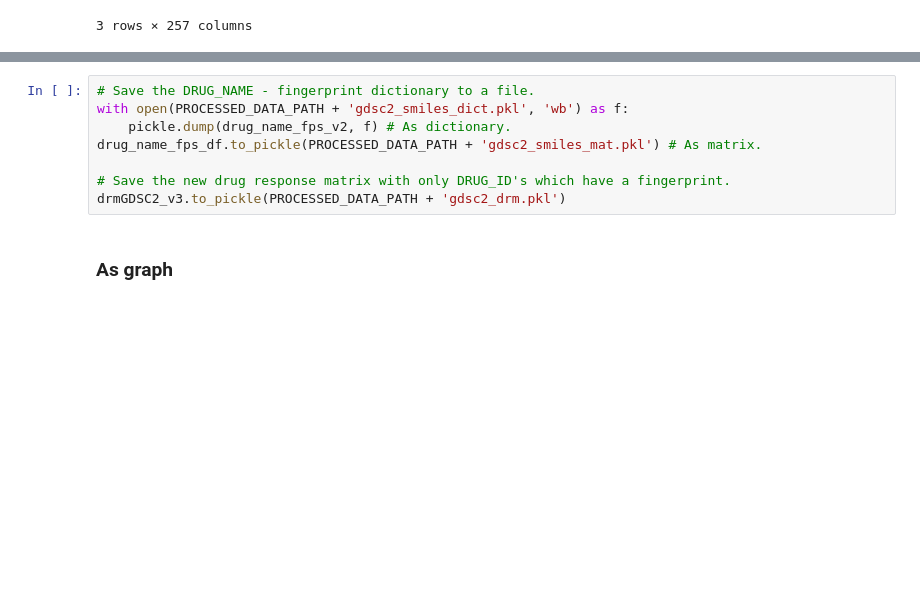
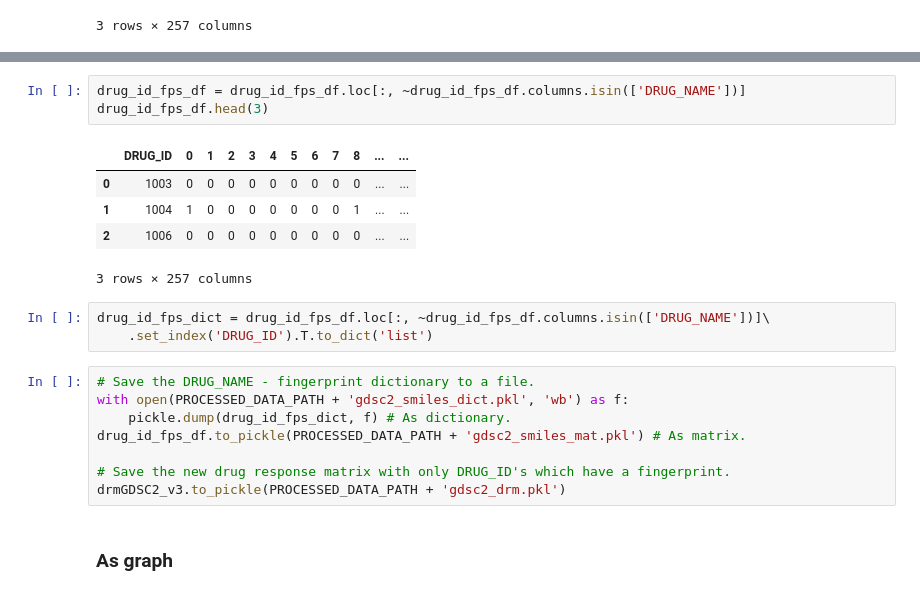
Before and after one commit to PeeteKeesel/gnn-for-drug-response-prediction, a Jupyter notebook: notebooks/dataset_creations.ipynb, the cells around one changed output, grey strips where cells are left out. Saved outputs shown, nothing was run; the diff lists cells and outputs as text; blank space fills up the shorter version.

```diff
--- a/notebooks/dataset_creations.ipynb
+++ b/notebooks/dataset_creations.ipynb
@@ -1774,8 +1789,20 @@ drug_name_fps_df.head(3)
+# %%
+drug_id_fps_df = drug_id_fps_df.loc[:, ~drug_id_fps_df.columns.isin(['DRUG_NAME'])]
+drug_id_fps_df.head(3)
+# %% [output]
+|  | DRUG_ID | 0 | 1 | 2 | 3 | 4 | 5 | 6 | 7 | 8 | ... | ... |
+| 0 | 1003 | 0 | 0 | 0 | 0 | 0 | 0 | 0 | 0 | 0 | ... | ... |
+| 1 | 1004 | 1 | 0 | 0 | 0 | 0 | 0 | 0 | 0 | 1 | ... | ... |
+| 2 | 1006 | 0 | 0 | 0 | 0 | 0 | 0 | 0 | 0 | 0 | ... | ... |
+3 rows × 257 columns
+# %%
+drug_id_fps_dict = drug_id_fps_df.loc[:, ~drug_id_fps_df.columns.isin(['DRUG_NAME'])]\
+    .set_index('DRUG_ID').T.to_dict('list')
 # %%
 # Save the DRUG_NAME - fingerprint dictionary to a file.
 with open(PROCESSED_DATA_PATH + 'gdsc2_smiles_dict.pkl', 'wb') as f:
-    pickle.dump(drug_name_fps_v2, f) # As dictionary.
-drug_name_fps_df.to_pickle(PROCESSED_DATA_PATH + 'gdsc2_smiles_mat.pkl') # As matrix.
+    pickle.dump(drug_id_fps_dict, f) # As dictionary.
+drug_id_fps_df.to_pickle(PROCESSED_DATA_PATH + 'gdsc2_smiles_mat.pkl') # As matrix.
 
 # Save the new drug response matrix with only DRUG_ID's which have a fingerprint.
 drmGDSC2_v3.to_pickle(PROCESSED_DATA_PATH + 'gdsc2_drm.pkl')
```
Also changed, not shown: parts of 4 cells of this notebook, 3 other files.
